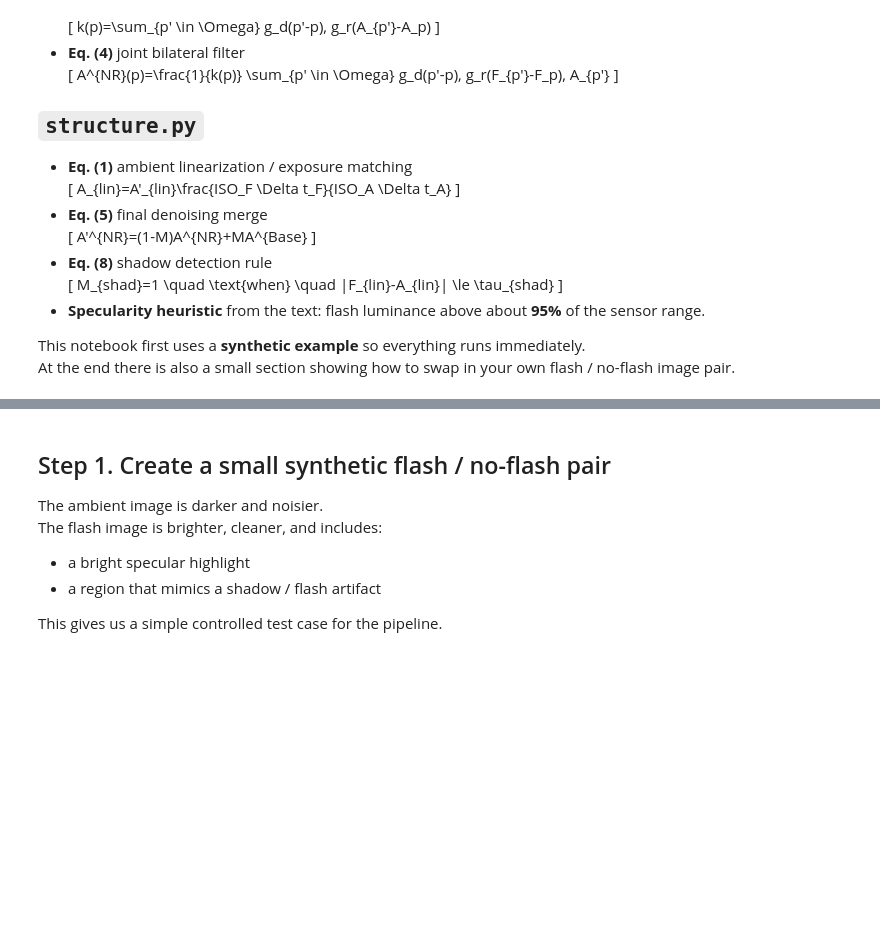
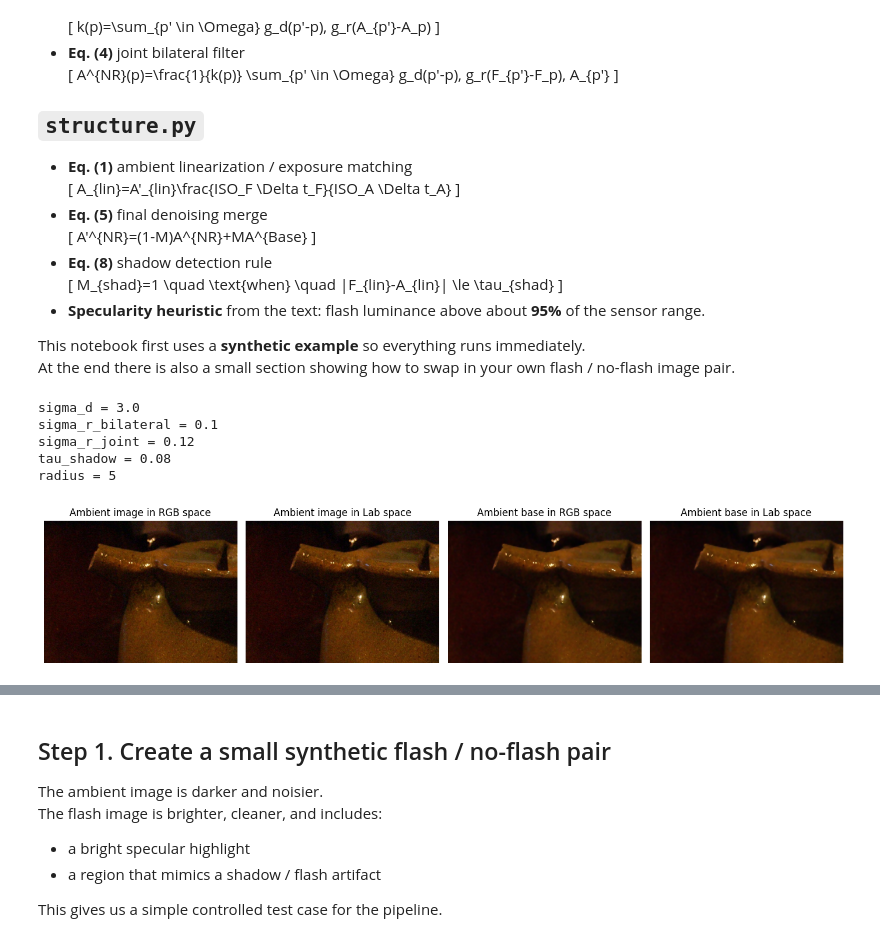
Before and after one commit to cheyu-cyber/flash_no_flash, a Jupyter notebook: classical_joint_bilateral__method/demo.ipynb, the cells around one changed output, grey strips where cells are left out. Saved outputs shown, nothing was run; the diff lists cells and outputs as text; code cells hidden in the pictures; blank space fills up the shorter version.

```diff
--- a/classical_joint_bilateral__method/demo.ipynb
+++ b/classical_joint_bilateral__method/demo.ipynb
@@ -53,3 +53,77 @@ from models.structure import (
     merge_denoised_with_mask,
     denoise_pipeline,
  )
+# %%
+sigma_d = 3.0
+sigma_r_bilateral = 0.10
+sigma_r_joint = 0.12
+tau_shadow = 0.08
+radius = 5
+
+print("sigma_d =", sigma_d)
+print("sigma_r_bilateral =", sigma_r_bilateral)
+print("sigma_r_joint =", sigma_r_joint)
+print("tau_shadow =", tau_shadow)
+print("radius =", radius)
+# %% [output]
+sigma_d = 3.0
+sigma_r_bilateral = 0.1
+sigma_r_joint = 0.12
+tau_shadow = 0.08
+radius = 5
+# %%
+# Uncomment and edit this cell to use your own images
+
+from PIL import Image
+from skimage import color
+
+def load_rgb01(path):
+    img = Image.open(path).convert("RGB")
+    arr = np.asarray(img, dtype=np.float64) / 255.0
+    return arr
+def load_Lab01(path):
+    img = Image.open(path).convert("RGB")
+    arr = np.asarray(img, dtype=np.float64) / 255.0
+    lab = color.rgb2lab(arr)  # L: [0,100], a: ~[-128,127], b: ~[-128,127]
+    arr_lab = np.asarray(lab, dtype=np.float64)
+    arr_lab[..., 0] /= 100.0  # L channel to [0, 1]
+    arr_lab[..., 1:] = (arr_lab[..., 1:] + 128.0) / 255.0  # a,b channels to [0, 1]
+    return arr_lab
+def lab_to_rgb01(lab):
+    lab_copy = lab.copy()
+    lab_copy[..., 0] *= 100.0  # L channel back to [0, 100]
+    lab_copy[..., 1:] = lab_copy[..., 1:] * 255.0 - 128.0  # a,b channels back to [-128,127]
+    rgb = color.lab2rgb(lab_copy)
+    return rgb
+ambient_img_RGB = load_rgb01("./flash_samples/potsdetail_01_noflash.jpg")
+ambient_img_Lab = load_Lab01("./flash_samples/potsdetail_01_noflash.jpg")
+
+ambient_base_RGB = bilateral_filter(
+    ambient_img_RGB,
+    sigma_d=sigma_d,
+    sigma_r=sigma_r_bilateral,
+    radius=radius,
+)
+ambient_base_Lab = bilateral_filter(
+    ambient_img_Lab,
+    sigma_d=sigma_d,
+    sigma_r=sigma_r_bilateral,
+    radius=radius,
+)
+
+
+fig, axes = plt.subplots(1, 4, figsize=(14, 4))
+axes[0].imshow(ambient_img_RGB)
+axes[0].set_title("Ambient image in RGB space")
+axes[1].imshow(lab_to_rgb01(ambient_img_Lab))
+axes[1].set_title("Ambient image in Lab space")
+axes[2].imshow(ambient_base_RGB)
+axes[2].set_title("Ambient base in RGB space")
+axes[3].imshow(lab_to_rgb01(ambient_base_Lab))
+axes[3].set_title("Ambient base in Lab space")
+for ax in axes:
+    ax.axis("off")
+plt.tight_layout()
+plt.show()
+# %% [output]
+[figure, added]
```
Also changed, not shown: parts of 4 cells of this notebook, 6 other files.
